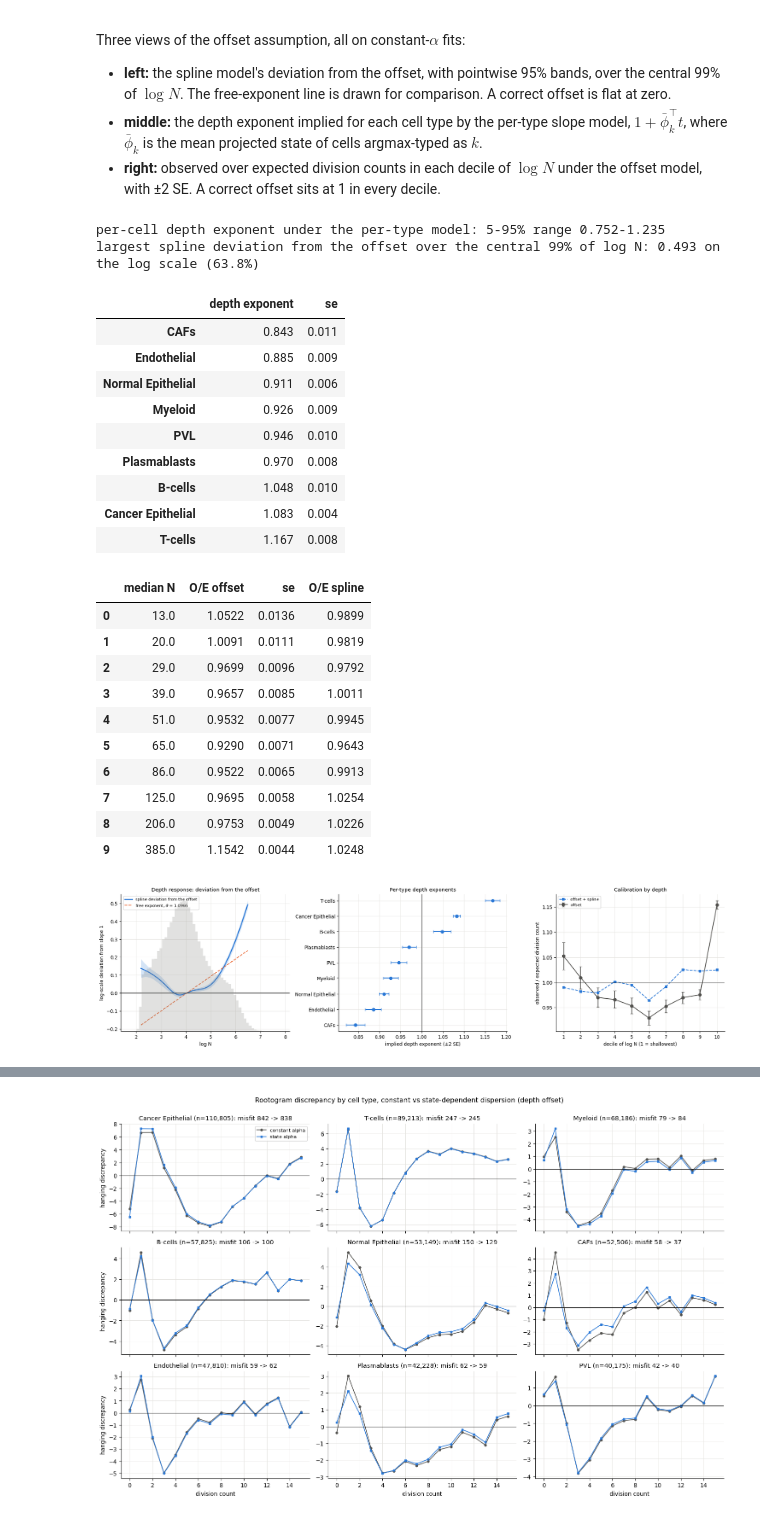
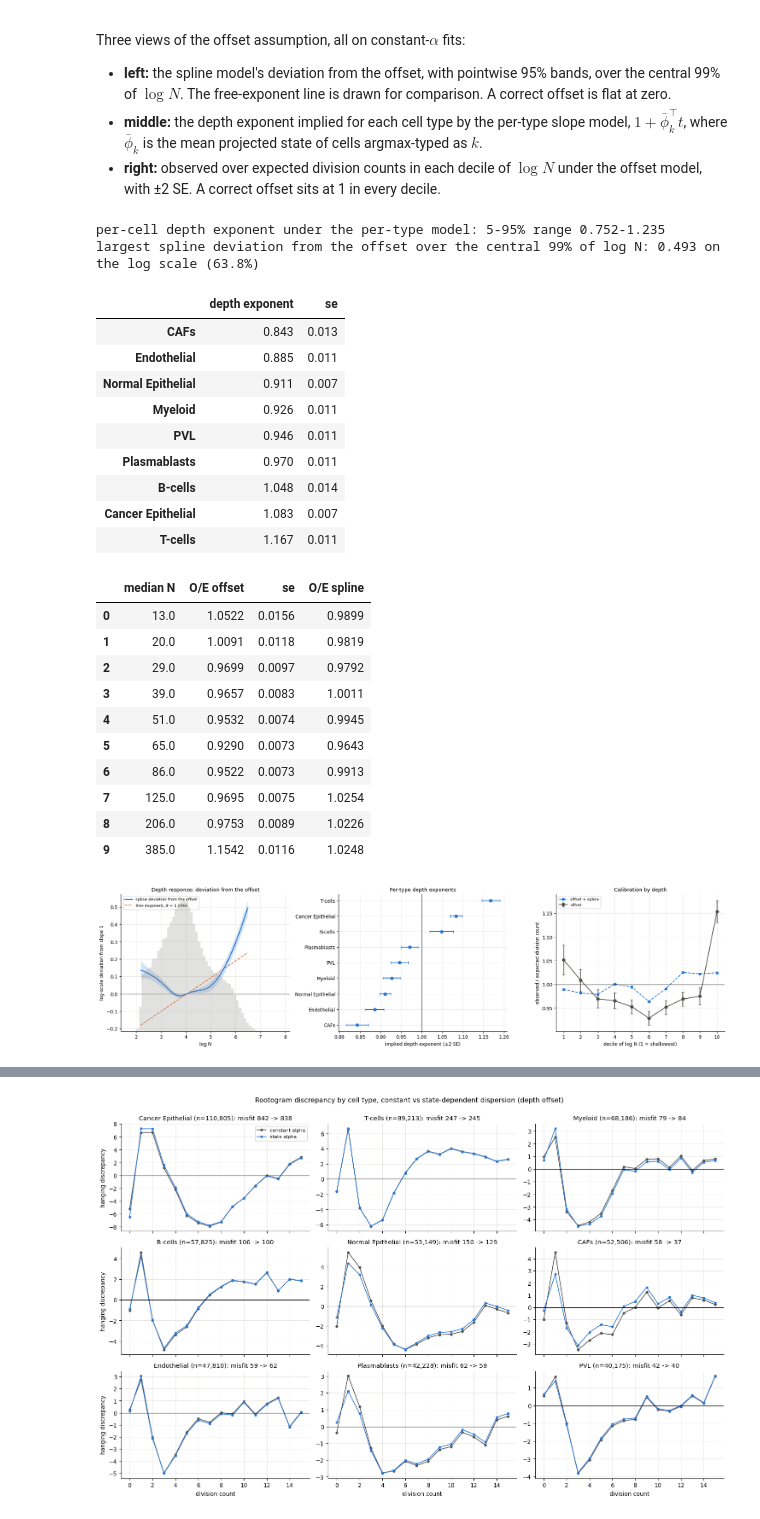
Before and after one commit to lachy01/Spatio-Temporal-Tissue-Dynamics, a Jupyter notebook: notebooks/nb_baseline.ipynb, the cells around one changed output, grey strips where cells are left out. Drawn from its saved outputs; the diff is of its cells as text; code cells hidden in the pictures.

```diff
--- a/notebooks/nb_baseline.ipynb
+++ b/notebooks/nb_baseline.ipynb
@@ -117,6 +123,12 @@ ctype = df["archetype"].astype(str).to_numpy()
 xc, yc = df["x"].to_numpy(), df["y"].to_numpy()
 logN = np.log(df["N"].to_numpy(float))
 T_all = nbb.tiles(xc, yc)
+BLOCK = pd.read_parquet("outputs/division_classifier/folds.parquet")["block"].to_numpy()   # 250 spatial blocks
+nbb.REQUIRE_ROBUST = True            # every SE below is the block-cluster sandwich
+def robust(f, DD, rows, name):
+    """Attach the block-cluster sandwich to fit `f` (design `DD`, rows `rows` of the table)."""
+    return nbb.robustify(f, DD, BLOCK[rows], name, **PEN)
+ALL_ROWS = np.arange(len(df))
 
 print(f"{n:,} cells | mean count {y.mean():.3f} | var/mean {y.var() / y.mean():.2f} | "
       f"zeros {100 * np.mean(y == 0):.1f}%")
@@ -315,6 +326,10 @@ depth_fits = {th: nbb.cached(f"tune_{th}_const", lambda th=th: nbb.fit(
                   D, theta=th, dispersion="const", init=tune[("offset", "const")]["params"],
                   say=print, **PEN))
               for th in ("spline", "by_type")}
+for key, f in tune.items():
+    robust(f, D, ALL_ROWS, f"tune_{key[0]}_{key[1]}")
+for th, f in depth_fits.items():
+    robust(f, D, ALL_ROWS, f"tune_{th}_const")
 roots = {key: nbb.rootogram(y, f["mu"], f["alpha"]) for key, f in tune.items()}
 
 rows = []
@@ -445,63 +460,67 @@ print(f"per-cell depth exponent under the per-type model: 5-95% range "
 
 dec = pd.qcut(D["logN"], 10, labels=False)
 def oe(f):
-    mu, a = f["mu"], f["alpha"]
-    var = mu + (a if np.isscalar(a) else a) * mu ** 2
-    o = np.bincount(dec, weights=y); e = np.bincount(dec, weights=mu); v_ = np.bincount(dec, weights=var)
-    return o / e, np.sqrt(v_) / e
+    """Observed / expected count by depth decile, with a block-cluster SE: the ratio's
+    linearised residuals y - R mu, summed within each spatial block, blocks independent."""
+    mu = f["mu"]
+    o = np.bincount(dec, weights=y); e = np.bincount(dec, weights=mu); R = o / e
+    _, b = np.unique(BLOCK, return_inverse=True)
+    s = np.bincount(dec * (b.max() + 1) + b, weights=y - R[dec] * mu,
+                    minlength=10 * (b.max() + 1)).reshape(10, -1)
+    return R, np.sqrt((s ** 2).sum(1)) / e
 oe_off, oe_off_se = oe(fo); oe_sp, _ = oe(fsp)
 dec_tab = pd.DataFrame({"median N": [np.median(df["N"].to_numpy()[dec == k]) for k in range(10)],
                         "O/E offset": oe_off, "se": oe_off_se, "O/E spline": oe_sp})
 print(f"largest spline deviation from the offset over the central 99% of log N: "
       f"{np.max(np.abs(dev)):.3f} on the log scale ({100 * (np.exp(np.max(np.abs(dev))) - 1):.1f}%)")
 
 fig, axes = plt.subplots(1, 3, figsize=(18, 4.8))
 ax = axes[0]
 ax.fill_between(qN, dev - 2 * dev_se, dev + 2 * dev_se, color=COL["real"], alpha=0.2, lw=0)
 ax.plot(qN, dev, color=COL["real"], lw=2, label="spline deviation from the offset")
 ax.plot(qN, (th_free - 1) * (qN - mN), "--", color=COL["decoy"], label=rf"free exponent, $\theta$ = {th_free:.4f}")
 ax.axhline(0, color=INK, lw=0.8)
 ax.set_xlabel("log N"); ax.set_ylabel("log-scale deviation from slope 1"); ax.legend(fontsize=8)
 ax.set_title("Depth response: deviation from the offset")
 ax2 = ax.twinx(); ax2.hist(D["logN"], bins=60, color=MUTED, alpha=0.25); ax2.set_yticks([]); ax2.grid(False)
 ax = axes[1]
 ax.errorbar(slopes["depth exponent"], np.arange(len(slopes)), xerr=2 * slopes["se"], fmt="o",
             color=COL["real"], capsize=3)
 ax.axvline(1, color=INK, lw=0.8); ax.set_yticks(np.arange(len(slopes))); ax.set_yticklabels(slopes.index)
 ax.set_xlabel("implied depth exponent (±2 SE)"); ax.set_title("Per-type depth exponents")
 ax = axes[2]
 ax.errorbar(np.arange(10) + 1, oe_off, yerr=2 * oe_off_se, fmt="o-", color=COL["base"], capsize=3, label="offset")
 ax.plot(np.arange(10) + 1, oe_sp, "s--", color=COL["real"], ms=4, label="offset + spline")
 ax.axhline(1, color=INK, lw=0.8); ax.set_xticks(np.arange(10) + 1)
 ax.set_xlabel("decile of log N (1 = shallowest)"); ax.set_ylabel("observed / expected division count")
 ax.set_title("Calibration by depth"); ax.legend(fontsize=8)
 fig.tight_layout(); savefig(fig, "depth_offset_tests")
 display(slopes.round(3)); dec_tab.round(4)
 # %% [output]
 per-cell depth exponent under the per-type model: 5-95% range 0.752-1.235
 largest spline deviation from the offset over the central 99% of log N: 0.493 on the log scale (63.8%)
 |  | depth exponent | se |
-| CAFs | 0.843 | 0.011 |
-| Endothelial | 0.885 | 0.009 |
-| Normal Epithelial | 0.911 | 0.006 |
-| Myeloid | 0.926 | 0.009 |
-| PVL | 0.946 | 0.010 |
-| Plasmablasts | 0.970 | 0.008 |
-| B-cells | 1.048 | 0.010 |
-| Cancer Epithelial | 1.083 | 0.004 |
-| T-cells | 1.167 | 0.008 |
+| CAFs | 0.843 | 0.013 |
+| Endothelial | 0.885 | 0.011 |
+| Normal Epithelial | 0.911 | 0.007 |
+| Myeloid | 0.926 | 0.011 |
+| PVL | 0.946 | 0.011 |
+| Plasmablasts | 0.970 | 0.011 |
+| B-cells | 1.048 | 0.014 |
+| Cancer Epithelial | 1.083 | 0.007 |
+| T-cells | 1.167 | 0.011 |
 |  | median N | O/E offset | se | O/E spline |
-| 0 | 13.0 | 1.0522 | 0.0136 | 0.9899 |
-| 1 | 20.0 | 1.0091 | 0.0111 | 0.9819 |
-| 2 | 29.0 | 0.9699 | 0.0096 | 0.9792 |
-| 3 | 39.0 | 0.9657 | 0.0085 | 1.0011 |
-| 4 | 51.0 | 0.9532 | 0.0077 | 0.9945 |
-| 5 | 65.0 | 0.9290 | 0.0071 | 0.9643 |
-| 6 | 86.0 | 0.9522 | 0.0065 | 0.9913 |
-| 7 | 125.0 | 0.9695 | 0.0058 | 1.0254 |
-| 8 | 206.0 | 0.9753 | 0.0049 | 1.0226 |
-| 9 | 385.0 | 1.1542 | 0.0044 | 1.0248 |
+| 0 | 13.0 | 1.0522 | 0.0156 | 0.9899 |
+| 1 | 20.0 | 1.0091 | 0.0118 | 0.9819 |
+| 2 | 29.0 | 0.9699 | 0.0097 | 0.9792 |
+| 3 | 39.0 | 0.9657 | 0.0083 | 1.0011 |
+| 4 | 51.0 | 0.9532 | 0.0074 | 0.9945 |
+| 5 | 65.0 | 0.9290 | 0.0073 | 0.9643 |
+| 6 | 86.0 | 0.9522 | 0.0073 | 0.9913 |
+| 7 | 125.0 | 0.9695 | 0.0075 | 1.0254 |
+| 8 | 206.0 | 0.9753 | 0.0089 | 1.0226 |
+| 9 | 385.0 | 1.1542 | 0.0116 | 1.0248 |
-[figure, old version]
+[figure, new version]
 # %%
 # Dispersion submodel: which cell types are over- or under-dispersed?
 th_d = "offset"
```
Also changed, not shown: parts of 18 cells of this notebook, 18 other files.
